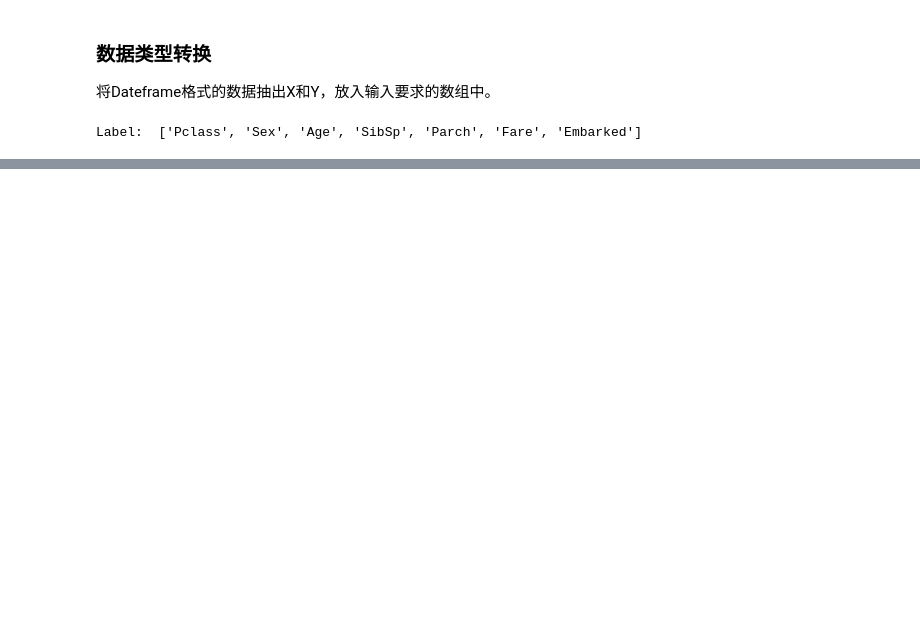
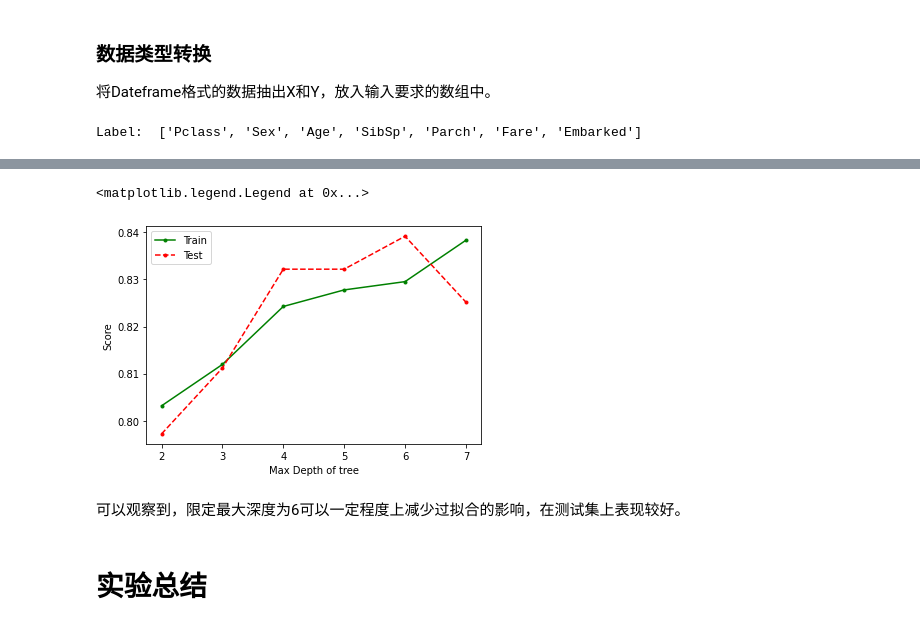
Before and after one commit to MarioZZJ/PM.SimLab-AML, a Jupyter notebook: L2-Decision_Tree.ipynb, the cells around one changed output, grey strips where cells are left out. Saved outputs shown, nothing was run; the diff lists cells and outputs as text; code cells hidden in the pictures; blank space fills up the shorter version.

```diff
--- a/L2-Decision_Tree.ipynb
+++ b/L2-Decision_Tree.ipynb
@@ -554 +837,10 @@ kfold
+# %%
+titanic_labels = ['Pclass', 'Sex', 'Age', 'SibSp', 'Parch', 'Fare', 'Embarked']
+# sklearn的决策树不能处理字符型变量
+titanic['Sex'] = titanic['Sex'].astype("category").cat.codes
+titanic['Age'] = titanic['Age'].astype("category").cat.codes
+titanic['Fare'] = titanic['Fare'].astype("category").cat.codes
+titanic['Embarked'] = titanic['Embarked'].astype("category").cat.codes
+titanic_X = titanic[titanic_labels].values
+titanic_Y = titanic['Survived'].values
 # %% [markdown]
@@ -557,0 +863,9 @@ kfold
+# %%
+X_train, X_test, y_train, y_test = train_test_split(titanic_X, titanic_Y, test_size = 0.2, random_state = 517, stratify = titanic_Y)
+
+clf = tree.DecisionTreeClassifier(criterion='gini')
+clf.fit(X_train,y_train)
+train_score = clf.score(X_train,y_train)
+test_score  = clf.score(X_test,y_test)
+
+print("Train Score: %.3f; Test Score %.3f." % (train_score,test_score))
@@ -557,0 +889,31 @@ kfold
+# %%
+X_train, X_test, y_train, y_test = train_test_split(titanic_X, titanic_Y, test_size = 0.2, random_state = 235, stratify = titanic_Y)
+def deepTree(depth=7):
+    clf = tree.DecisionTreeClassifier(criterion='entropy',max_depth=depth)
+    clf.fit(X_train,y_train)
+    train_score = clf.score(X_train,y_train)
+    test_score  = clf.score(X_test,y_test)
+    return train_score, test_score
+
+train_score = []
+test_score = []
+depths = [2,3,4,5,6,7]
+for i in depths:
+    trs,tes = deepTree(i)
+    train_score.append(trs)
+    test_score.append(tes)
+
+import matplotlib.pyplot as plt
+plt.figure()
+plt.xlabel('Max Depth of tree')
+plt.ylabel('Score')
+plt.plot(depths,train_score,'.g-',label='Train')
+plt.plot(depths,test_score,'.r--',label='Test')
+plt.legend()
+# %% [output]
+<matplotlib.legend.Legend at 0x...>
+[figure, added]
+# %% [markdown]
+可以观察到，限定最大深度为6可以一定程度上减少过拟合的影响，在测试集上表现较好。
+# %% [markdown]
+# 实验总结
```
Also changed, not shown: parts of 70 cells of this notebook.
